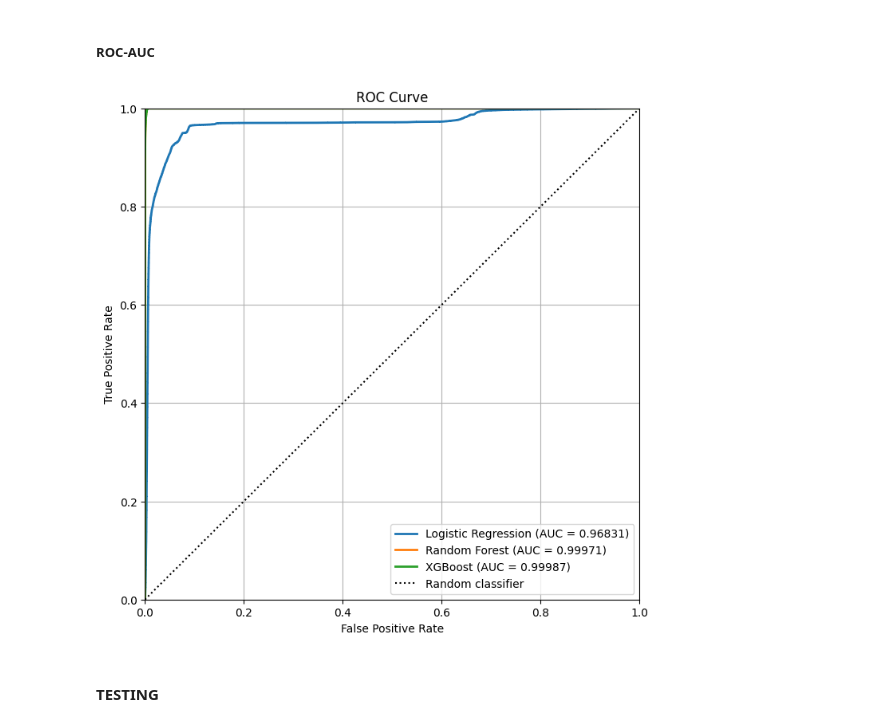
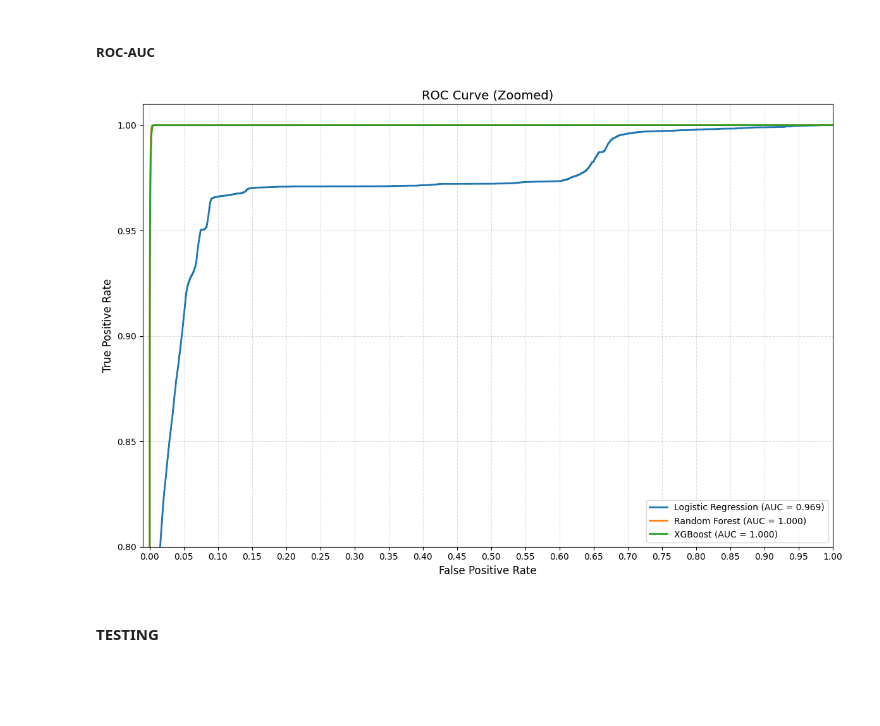
Before and after one commit to campanamattia/ai_for_security, a Jupyter notebook: notebook_edit.ipynb, the cells around one changed output. Drawn from its saved outputs; the diff is of its cells as text; code cells hidden in the pictures; blank space fills up the shorter version.

```diff
--- a/notebook_edit.ipynb
+++ b/notebook_edit.ipynb
@@ -1413,10 +1413,11 @@ Optimising regularization parameter C (inverse of regularization strength), usin
 # %% [markdown]
 **DATA PREPARATION**
 # %%
+#
 X_train, X_val, y_train, y_val = preprocess_data_binary(df)
 
 # Define LogisticRegression and parameter grid
-model = LogisticRegression()
+log_reg  = LogisticRegression()
 
 param_grid = {
     'penalty': ['l2'],
@@ -1430,7 +1431,7 @@ cv = StratifiedKFold(n_splits=3, shuffle=True, random_state=37)
 
 # Set up GridSearchCV
 search = GridSearchCV(
-    model,
+    log_reg,
     param_grid,
     scoring=['accuracy', 'precision', 'recall', 'f1'],
     refit='accuracy',
@@ -1642,7 +1644,7 @@ X_train, X_val, y_train, y_val = preprocess_data_binary(df)
 average_scorer = make_scorer(average_score)
 
 # Initial model
-model = xgb.XGBClassifier(
+xgboost = xgb.XGBClassifier(
     objective='binary:logistic',
     scale_pos_weight=len(y_train[y_train==0]) / len(y_train[y_train==1]),
     random_state=37
@@ -1663,7 +1665,7 @@ cv = StratifiedKFold(n_splits=3, shuffle=True, random_state=37)
 
 # Perform grid search
 search = GridSearchCV(
-    model,
+    xgboost,
     param_grid,
     cv=cv,
     scoring=average_scorer,
@@ -1763,33 +1764,39 @@ plt.show()
 ##### ROC-AUC
 # %%
 def plot_roc_curve(models, X_val, y_val):
-    plt.figure(figsize=(8, 8))
+    plt.figure(figsize=(12, 8))
 
     for name, model in models.items():
         y_proba = model.predict_proba(X_val)
         fpr, tpr, _ = roc_curve(y_val, y_proba[:, 1])
         auc = roc_auc_score(y_val, y_proba[:, 1])
-        plt.plot(fpr, tpr, label=f'{name} (AUC = {auc:.5f})', linewidth=2)
+        plt.plot(fpr, tpr, label=f'{name} (AUC = {auc:.3f})', linewidth=2)
 
-    plt.plot([0, 1], [0, 1], 'k:', label='Random classifier')
+    #plt.plot([0, 1], [0, 1], 'k:', label='Random classifier')
 
-    # Formatting the plot
-    plt.xlim([0, 1])
-    plt.ylim([0, 1])
-    plt.grid()
-    plt.legend(loc='lower right')
-    plt.title('ROC Curve')
-    plt.xlabel('False Positive Rate')
-    plt.ylabel('True Positive Rate')
+    # Zoom in to the top-left corner
+    plt.xlim([-0.01, 1.0])  # Focus on FPR from 0 to 0.3
+    plt.ylim([0.8, 1.01])   # Focus on TPR from 0.7 to 1.0
 
-    # Show the plot
+    # Reduced grid density
+    plt.grid(True, linestyle='--', alpha=0.4)
+
+    # Customize tick spacing
+    plt.gca().xaxis.set_major_locator(plt.MultipleLocator(0.05))
+    plt.gca().yaxis.set_major_locator(plt.MultipleLocator(0.05))
+
+    plt.legend(loc='lower right', fontsize=10)
+    plt.title('ROC Curve (Zoomed)', fontsize=14)
+    plt.xlabel('False Positive Rate', fontsize=12)
+    plt.ylabel('True Positive Rate', fontsize=12)
+
+    plt.tight_layout()
     plt.show()
-
 
 # Plot the ROC curve
 plot_roc_curve(models, X_val, y_val)
 # %% [output]
-[figure, old version]
+[figure, new version]
 # %% [markdown]
 #### TESTING
 # %%
```
Also changed, not shown: parts of 42 cells of this notebook, 1 other file.
